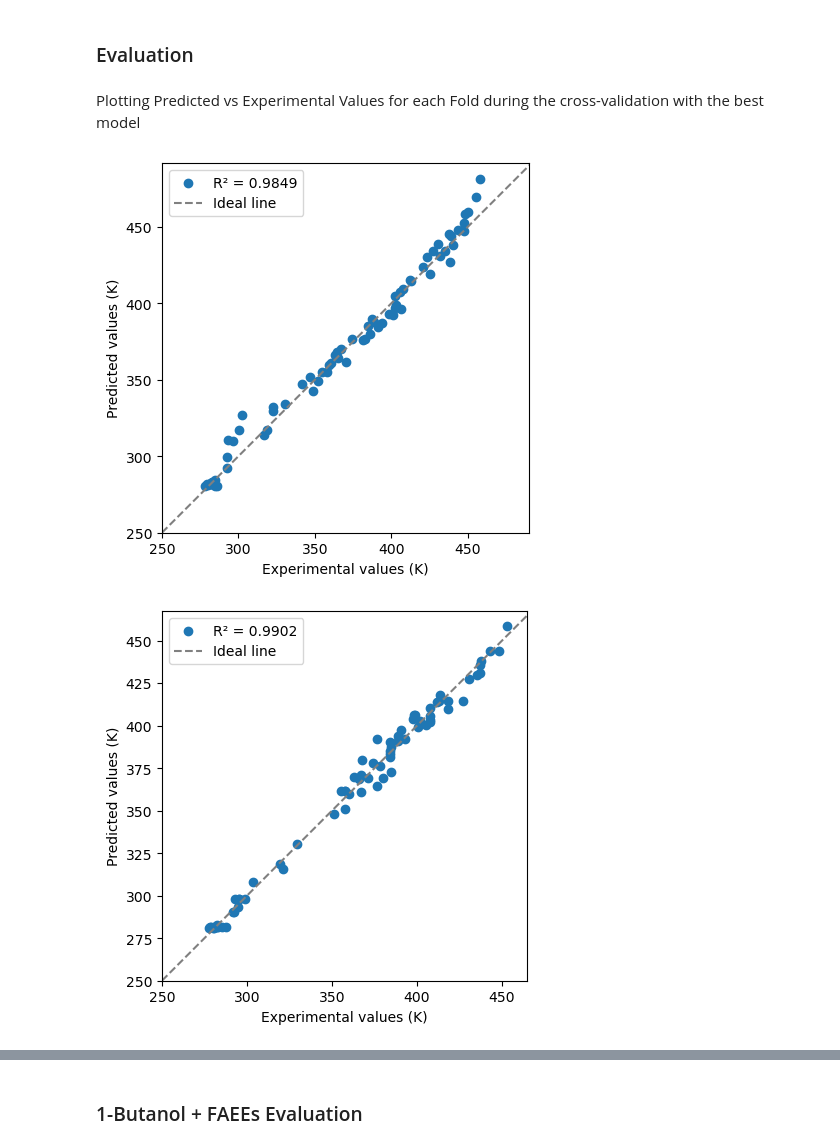
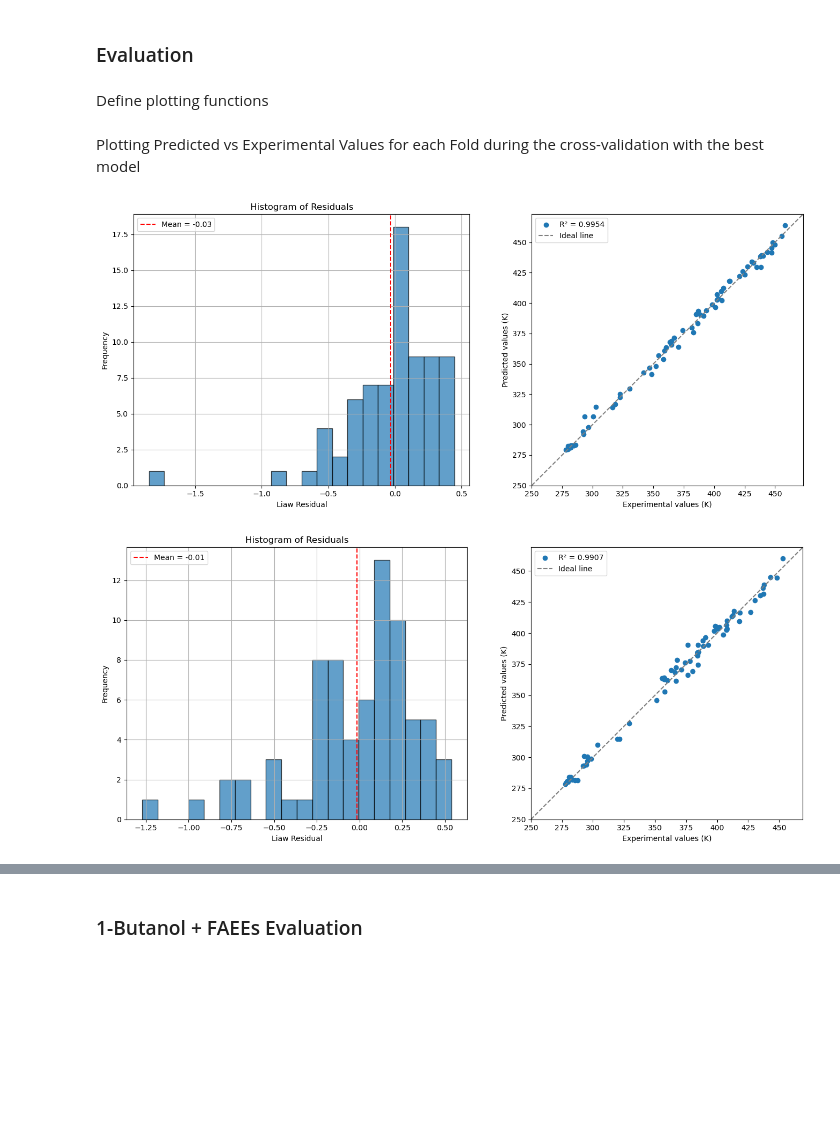
Before and after one commit to ThermoPhase-FCSRG/biofuels-sciml, a Jupyter notebook: notebooks/fp_modeling.ipynb, the cells around one changed output, grey strips where cells are left out. Drawn from its saved outputs; the diff is of its cells as text; code cells hidden in the pictures; blank space fills up the shorter version.

Commit message:
Add residual plots for FP modeling with two approaches

```diff
--- a/notebooks/fp_modeling.ipynb
+++ b/notebooks/fp_modeling.ipynb
@@ -148,8 +148,8 @@ def custom_liaw_loss(
 
     # Liaw loss
     liaw_summation = torch.sum(mol_frac * gamma * pvap / pvap_fp, dim=1)
-    liaw_residual = (1 - liaw_summation) ** 2
-    liaw_loss = torch.mean(liaw_residual) * lambda_liaw
+    liaw_residual = 1 - liaw_summation
+    liaw_loss = torch.mean(liaw_residual ** 2) * lambda_liaw
 
     # L1 regularization term
     l1_loss = (sum(p.abs().sum() for p in model.parameters())) * lambda_l1
@@ -160,7 +160,7 @@ def custom_liaw_loss(
     else:
         total_loss = mse_loss + l1_loss
 
-    return total_loss
+    return total_loss, liaw_residual
 # %% [markdown]
 ### Reading the data
 # %% [markdown]
@@ -421,8 +426,10 @@ Best hyperparameters:
 # %% [markdown]
 Define best hyperparameters
 # %%
-best_lr = study.best_params["lr"]
-best_lambda_liaw = study.best_params["lambda_liaw"]
-best_lambda_l1 = study.best_params["lambda_l1"]
+best_lr = 0.0074217274847196155
+best_lambda_liaw = 1.7504334394151757
+best_lambda_l1 = 0.001207037257307872
 # %% [markdown]
 ### Evaluation
+# %% [markdown]
+Define plotting functions
@@ -483,7 +522,7 @@ for fold_idx, (train_idx, val_idx) in enumerate(kf.split(features)):
 
         pvap, pvap_fp = compute_vapor_pressure(X_train_fold[:, -2:], outputs)
 
-        loss = custom_liaw_loss(
+        loss, _ = custom_liaw_loss(
             outputs,
             y_train_tensor,
             gamma_train_tensor[:, [2, 5]],
@@ -514,7 +553,7 @@ for fold_idx, (train_idx, val_idx) in enumerate(kf.split(features)):
             X_val_fold[:, -2:], val_outputs
         )
 
-        val_loss = custom_liaw_loss(
+        val_loss, _ = custom_liaw_loss(
             val_outputs,
             y_val_tensor,
             gamma_val_tensor[:, [2, 5]],
@@ -525,52 +564,54 @@ for fold_idx, (train_idx, val_idx) in enumerate(kf.split(features)):
             model,
             lambda_liaw=best_lambda_liaw,
             lambda_l1=best_lambda_l1,
         )
 
         if val_loss.item() < best_val_loss:
             best_val_loss = val_loss.item()
             best_model_state = copy.deepcopy(model.state_dict())
 
     # Plot predicted vs experimental
     model.load_state_dict(best_model_state)
     model.eval()
 
     # Save best model state and scaler for each fold
     torch.save(model.state_dict(), MODEL_PATH / f"best_model_fold_{fold_idx}.pt")
     joblib.dump(scaler, MODEL_PATH / f"scaler_model_fold_{fold_idx}.pkl")
 
     # Get test outputs for best model
     test_outputs = model(X_val_tensor)
 
+    # Get the residuals
+    _, test_residuals = custom_liaw_loss(
+        test_outputs,
+        y_val_tensor,
+        gamma_val_tensor[:, [2, 5]],
+        ln_gamma_val,
+        val_pvap,
+        val_pvap_fp,
+        EPOCHS,
+        model,
+        best_lambda_liaw,
+        best_lambda_l1,
+    )
+
+    np_liaw_residuals = test_residuals.detach().cpu().numpy()
+
     # Calculate R2
     r2_metric = R2Score()
     r2 = r2_metric(test_outputs[:, 0], y_val_tensor[:, 0]).item()
 
     # Convert to numpy array
     y_test_np = y_val_tensor[:, 0].cpu().numpy()
     preds_np = test_outputs[:, 0].detach().cpu().numpy()
 
-    # Plot the scatter plot
-    plt.scatter(y_test_np, preds_np, label=f"R² = {r2:.4f}")
-    plt.xlabel("Experimental values (K)")
-    plt.ylabel("Predicted values (K)")
-    plt.axis("equal")
-    plt.axis("square")
-    plt.xlim([250, plt.xlim()[1]])
-    plt.ylim([250, plt.ylim()[1]])
-
-    # Plot ideal line - Predicted value equal to Experimental
-    max_val = max(plt.xlim()[1], plt.ylim()[1])
-    plt.plot(
-        [250, max_val],
-        [250, max_val],
-        linestyle="--",
-        color="gray",
-        label="Ideal line",
-    )
-
-    plt.legend(loc="upper left")
+    fig, axes = plt.subplots(1, 2, figsize=(14, 6))
+    plt.sca(axes[0])
+    plot_residuals_histogram(np_liaw_residuals)
+    plt.sca(axes[1])
+    plot_pred_vs_exp(y_test_np, preds_np, r2)
+    plt.tight_layout()
     plt.show()
 # %% [output]
-[figure, old version]
+[figure, new version]
-[figure, old version]
+[figure, new version]
```
Also changed, not shown: parts of 6 cells of this notebook, 16 other files.
